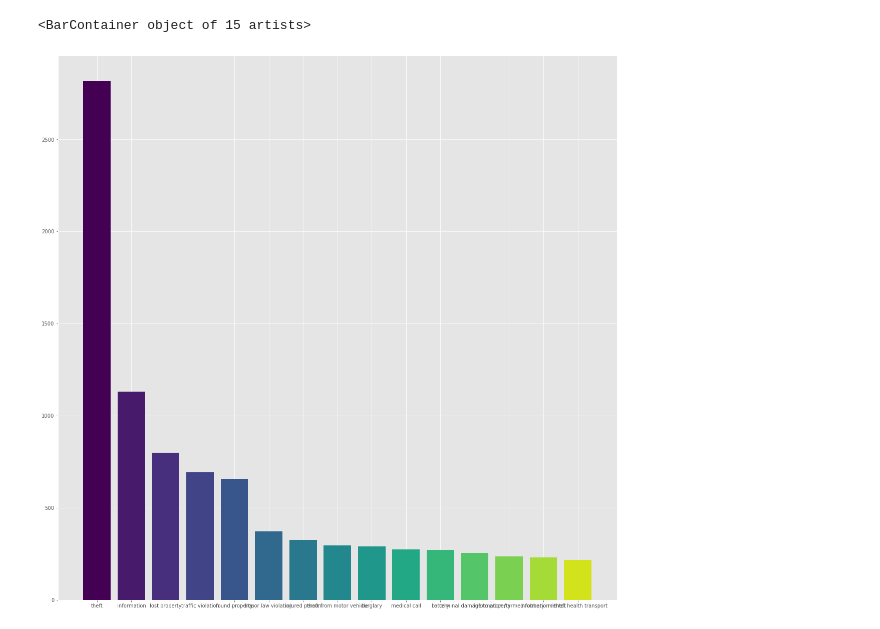
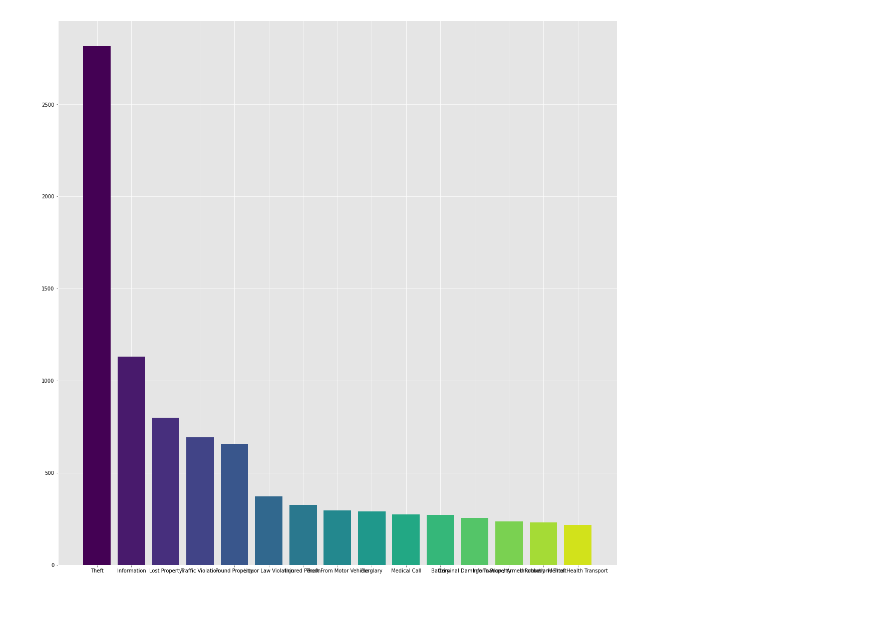
Before and after one commit to UCOpenData/NewCPD, a Jupyter notebook: visualizations.ipynb, the cells around one changed output. Cells and saved outputs as stored; diff of their text form; code cells hidden in the pictures.

Commit message:
Fixed style of charts and fixed bugs in scraper

```diff
--- a/visualizations.ipynb
+++ b/visualizations.ipynb
@@ -154,8 +146,13 @@ Index(['theft', 'information', 'lost property', 'traffic violation',
 # %%
-index = list(a.index)
-height = list(a["Incident"])
+top_15 = pd.DataFrame(cleaned['Incident'].value_counts().head(15))
+index = list(top_15.index)
+for i in range(len(index)):
+    index[i] = index[i].title()
+height = list(top_15["Incident"])
 plt.figure(figsize=(20, 20))
+plt.xticks(rotation = 0, color = 'black', size = 10)
+plt.yticks(color = 'black', size = 10)
 plt.bar(index, height, color = gencolors(len(index)))
+plt.show()
 # %% [output]
-<BarContainer object of 15 artists>
-[figure, old version]
+[figure, new version]
```
Also changed, not shown: parts of 4 cells of this notebook, 1 other file.
